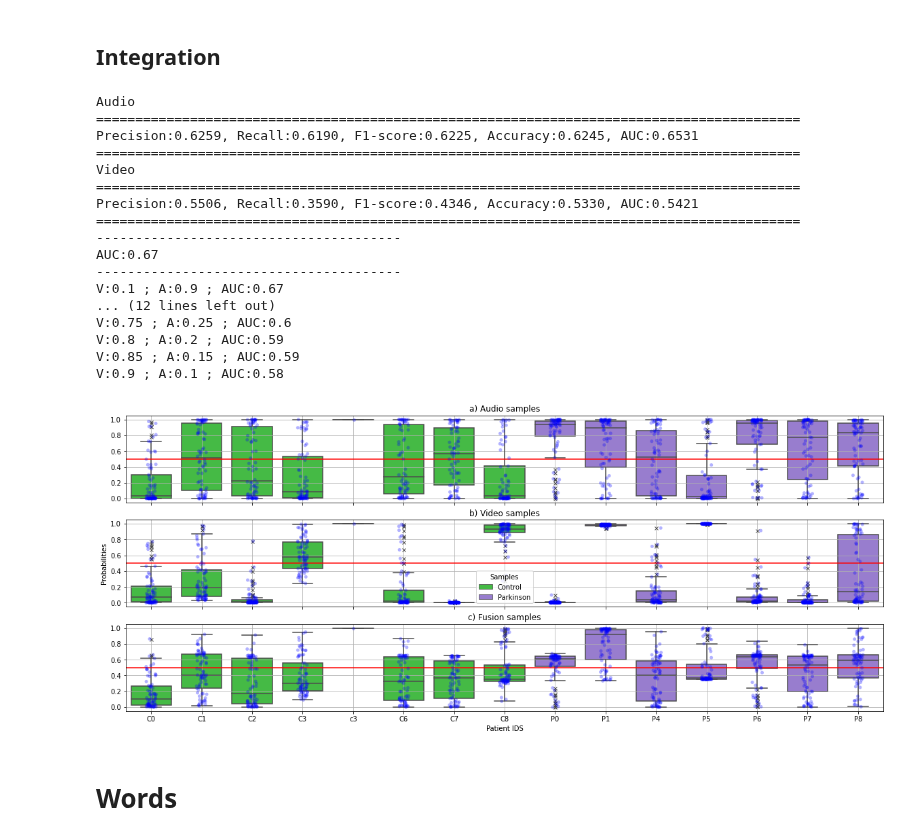
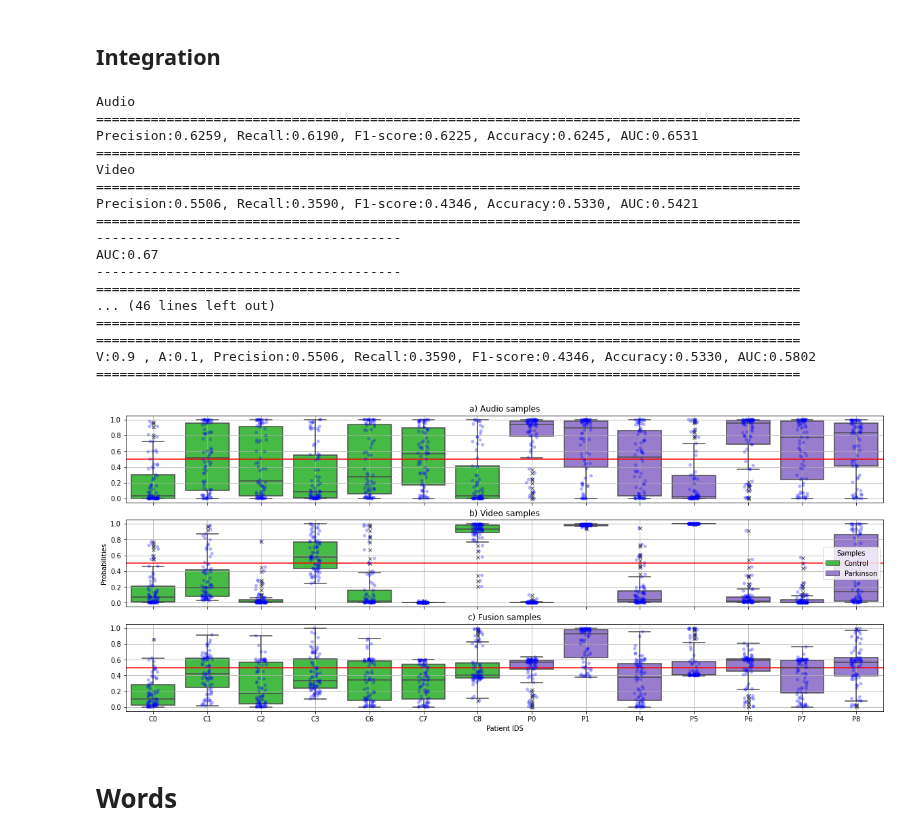
Before and after one commit to jdvalera19/Parkinson-Multimodal-Cross-Attention, a Jupyter notebook: View_result copy.ipynb, the cells around one changed output. Saved outputs shown, nothing was run; the diff lists cells and outputs as text; code cells hidden in the pictures.

```diff
--- a/View_result copy.ipynb
+++ b/View_result copy.ipynb
@@ -145,41 +146,41 @@ Precision:0.6545, Recall:0.4579, F1-score:0.5388, Accuracy:0.6562, AUC:0.6729
 # %%
 audio_path = 'Results/Note:AUDIO:LOO_data_v2_balanced-Lr:1e-05-Epoch:30-Exercise:Phonemes-duration_size:False.csv'
 video_path = 'Results/Note:VIDEO:LOO_data_v2_balanced-Lr:0.001-Epoch:10-Exercise:Phonemes-duration_size:False.csv'
 save_name  = 'results_Phonemes'
-alpha      = 0.65
+alpha      = 0.6
 
 print('Audio')
 view_results(audio_path)
 print('Video')
 view_results(video_path)
 
 generate_final_visualization(audio_path,
                              video_path,
                              save_name,
                              'Patient IDS',
                              alpha)
 
 data_phonemes = audio_visual_evaluation(audio_path,
                                       video_path)
 # %% [output]
 Audio
 ==========================================================================================
 Precision:0.6259, Recall:0.6190, F1-score:0.6225, Accuracy:0.6245, AUC:0.6531
 ==========================================================================================
 Video
 ==========================================================================================
 Precision:0.5506, Recall:0.3590, F1-score:0.4346, Accuracy:0.5330, AUC:0.5421
 ==========================================================================================
 ---------------------------------------
 AUC:0.67
 ---------------------------------------
-V:0.1 ; A:0.9 ; AUC:0.67
-... (12 lines left out)
-V:0.75 ; A:0.25 ; AUC:0.6
-V:0.8 ; A:0.2 ; AUC:0.59
-V:0.85 ; A:0.15 ; AUC:0.59
-V:0.9 ; A:0.1 ; AUC:0.58
+==========================================================================================
+... (46 lines left out)
+==========================================================================================
+==========================================================================================
+V:0.9 , A:0.1, Precision:0.5506, Recall:0.3590, F1-score:0.4346, Accuracy:0.5330, AUC:0.5802
+==========================================================================================
-[figure, old version]
+[figure, new version]
 # %% [markdown]
 # Words
 # %% [markdown]
```
Also changed, not shown: parts of 2 cells of this notebook, 11 other files.
